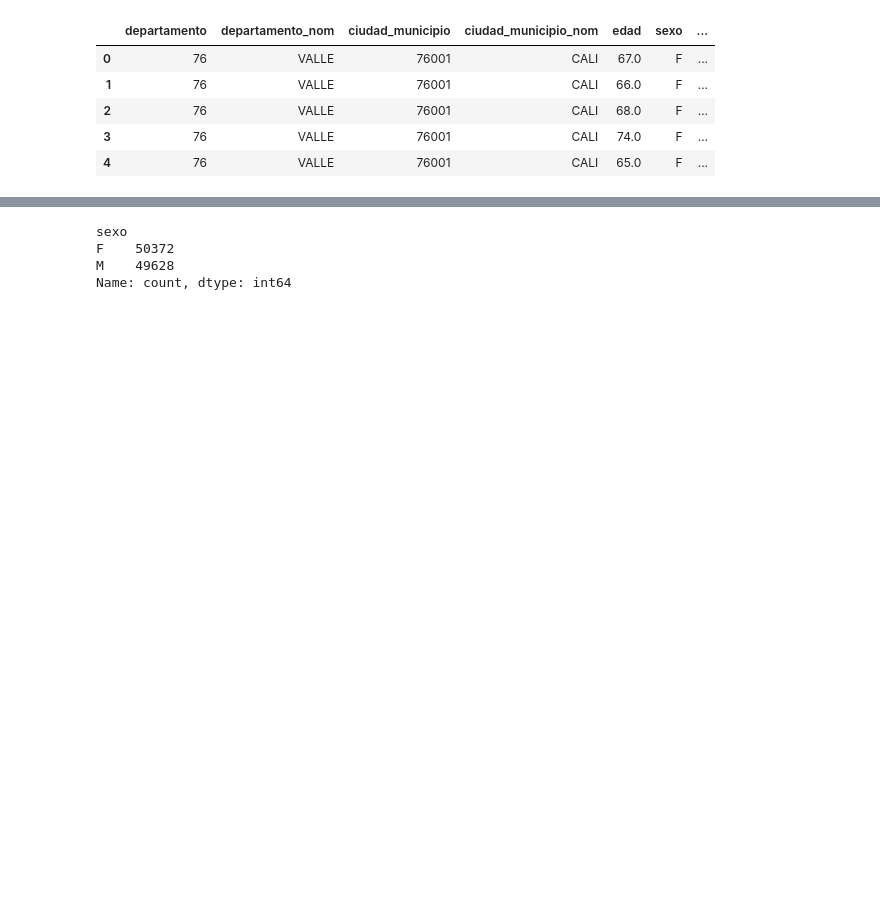
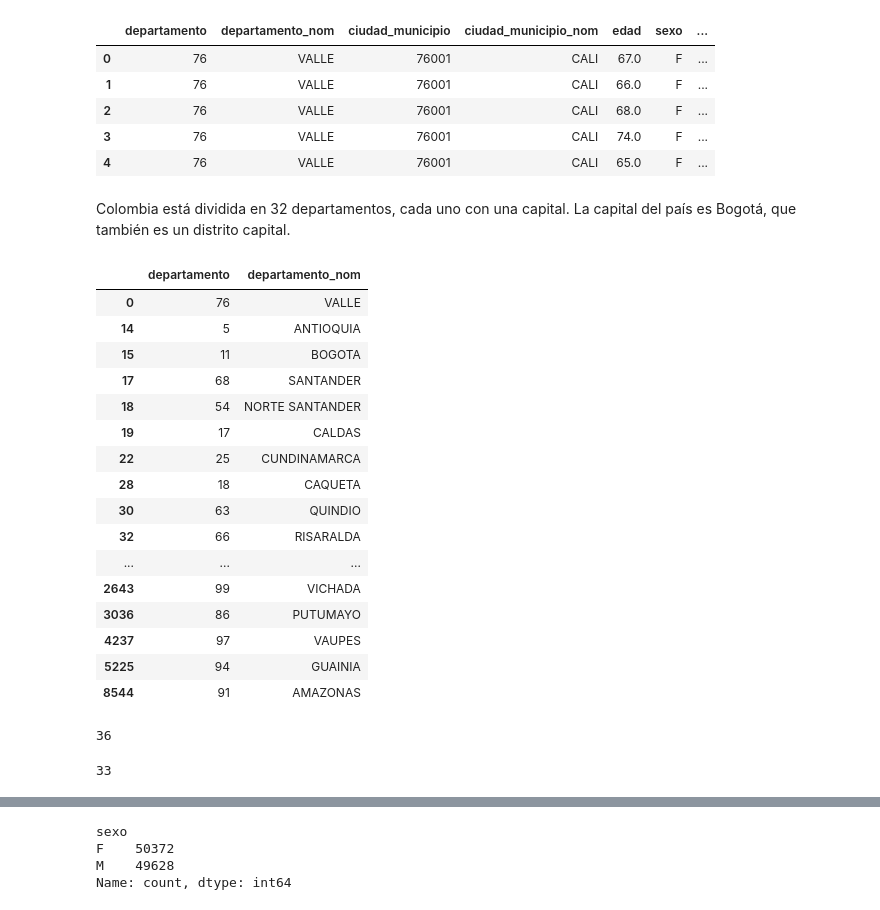
Before and after one commit to 4GeeksAcademy/remelop_Machine_Learning_Final_Project, a Jupyter notebook: src/Final_Project.ipynb, the cells around one changed output, grey strips where cells are left out. Saved outputs shown, nothing was run; the diff lists cells and outputs as text; code cells hidden in the pictures; blank space fills up the shorter version.

```diff
--- a/src/Final_Project.ipynb
+++ b/src/Final_Project.ipynb
@@ -144,3 +169,31 @@ data_c.head()
 | 2 | 76 | VALLE | 76001 | CALI | 68.0 | F | ... |
 | 3 | 76 | VALLE | 76001 | CALI | 74.0 | F | ... |
 | 4 | 76 | VALLE | 76001 | CALI | 65.0 | F | ... |
+# %% [markdown]
+Colombia está dividida en 32 departamentos, cada uno con una capital. La capital del país es Bogotá, que también es un distrito capital.
+# %%
+# Ver pares únicos de código y nombre para cada departamento
+unique_pairs_d = data_c[['departamento', 'departamento_nom']].drop_duplicates()
+unique_pairs_d
+# %% [output]
+|  | departamento | departamento_nom |
+| 0 | 76 | VALLE |
+| 14 | 5 | ANTIOQUIA |
+| 15 | 11 | BOGOTA |
+| 17 | 68 | SANTANDER |
+| 18 | 54 | NORTE SANTANDER |
+| 19 | 17 | CALDAS |
+| 22 | 25 | CUNDINAMARCA |
+| 28 | 18 | CAQUETA |
+| 30 | 63 | QUINDIO |
+| 32 | 66 | RISARALDA |
+| ... | ... | ... |
+| 2643 | 99 | VICHADA |
+| 3036 | 86 | PUTUMAYO |
+| 4237 | 97 | VAUPES |
+| 5225 | 94 | GUAINIA |
+| 8544 | 91 | AMAZONAS |
+# %%
+print(len(unique_pairs_d))
+# %% [output]
+36
@@ -146,0 +208,5 @@ data_c.head()
+# %%
+unique_pairs_d = data_c[['departamento', 'departamento_nom']].drop_duplicates()
+print(len(unique_pairs_d))
+# %% [output]
+33
```
Also changed, not shown: parts of 27 cells of this notebook.
